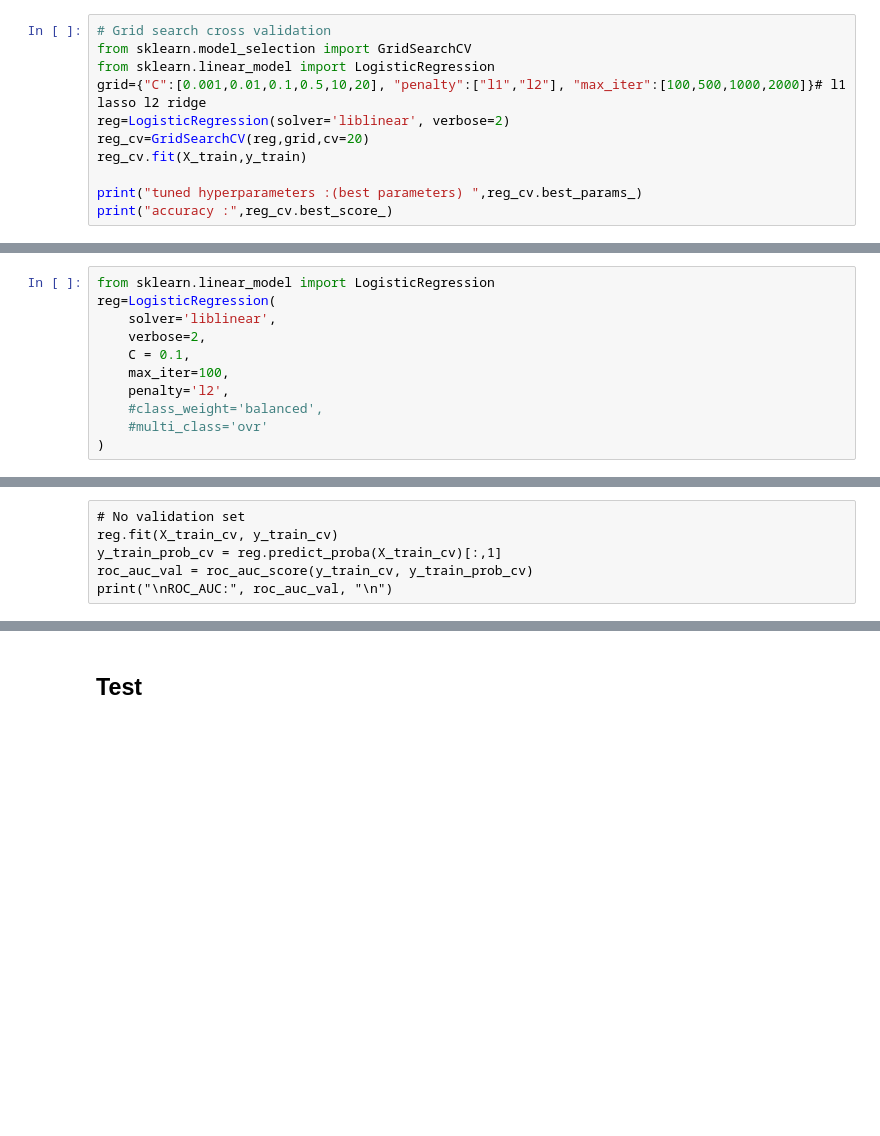
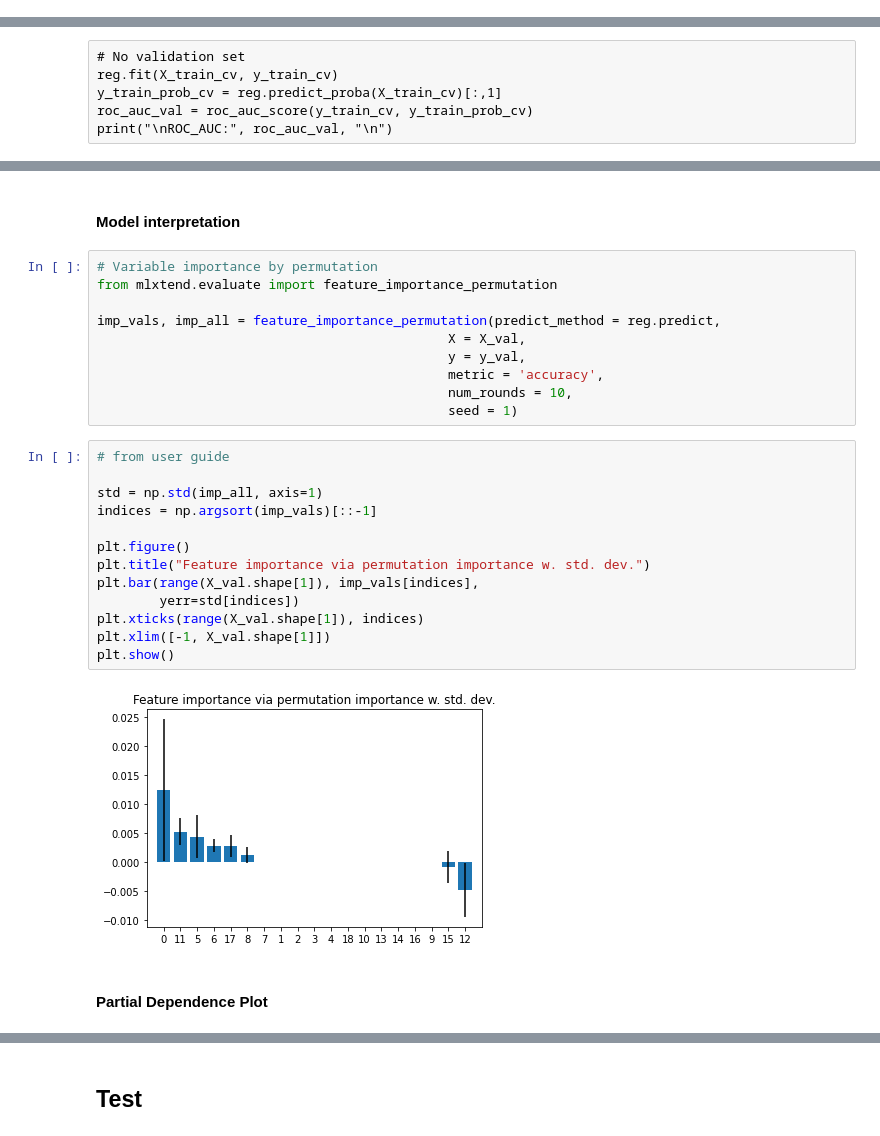
Before and after one commit to chrimaho/MDSI_ADSI_FEB21_AT1, a Jupyter notebook: notebooks/David/anker_david-10025690-week2.ipynb, the cells around one changed output, grey strips where cells are left out. Cells and saved outputs as stored; diff of their text form; blank space fills up the shorter version.

```diff
--- a/notebooks/David/anker_david-10025690-week2.ipynb
+++ b/notebooks/David/anker_david-10025690-week2.ipynb
@@ -313,11 +319,0 @@ reg = LogisticRegressionCV(
-# %%
-# Grid search cross validation
-from sklearn.model_selection import GridSearchCV
-from sklearn.linear_model import LogisticRegression
-grid={"C":[0.001,0.01,0.1,0.5,10,20], "penalty":["l1","l2"], "max_iter":[100,500,1000,2000]}# l1 lasso l2 ridge
-reg=LogisticRegression(solver='liblinear', verbose=2)
-reg_cv=GridSearchCV(reg,grid,cv=20)
-reg_cv.fit(X_train,y_train)
-
-print("tuned hyperparameters :(best parameters) ",reg_cv.best_params_)
-print("accuracy :",reg_cv.best_score_)
@@ -327,11 +319,0 @@ accuracy : 0.8325000000000001
-# %%
-from sklearn.linear_model import LogisticRegression
-reg=LogisticRegression(
-    solver='liblinear',
-    verbose=2,
-    C = 0.1,
-    max_iter=100,
-    penalty='l2',
-    #class_weight='balanced',
-    #multi_class='ovr'
-)
@@ -362,0 +390,29 @@ save_perf('log_reg_cv')
+# %% [markdown]
+#### Model interpretation
+# %%
+# Variable importance by permutation
+from mlxtend.evaluate import feature_importance_permutation
+
+imp_vals, imp_all = feature_importance_permutation(predict_method = reg.predict,
+                                             X = X_val,
+                                             y = y_val,
+                                             metric = 'accuracy',
+                                             num_rounds = 10,
+                                             seed = 1)
+# %%
+# from user guide
+
+std = np.std(imp_all, axis=1)
+indices = np.argsort(imp_vals)[::-1]
+
+plt.figure()
+plt.title("Feature importance via permutation importance w. std. dev.")
+plt.bar(range(X_val.shape[1]), imp_vals[indices],
+        yerr=std[indices])
+plt.xticks(range(X_val.shape[1]), indices)
+plt.xlim([-1, X_val.shape[1]])
+plt.show()
+# %% [output]
+[figure, added]
+# %% [markdown]
+#### Partial Dependence Plot
```
Also changed, not shown: parts of 16 cells of this notebook, 8 other files.
